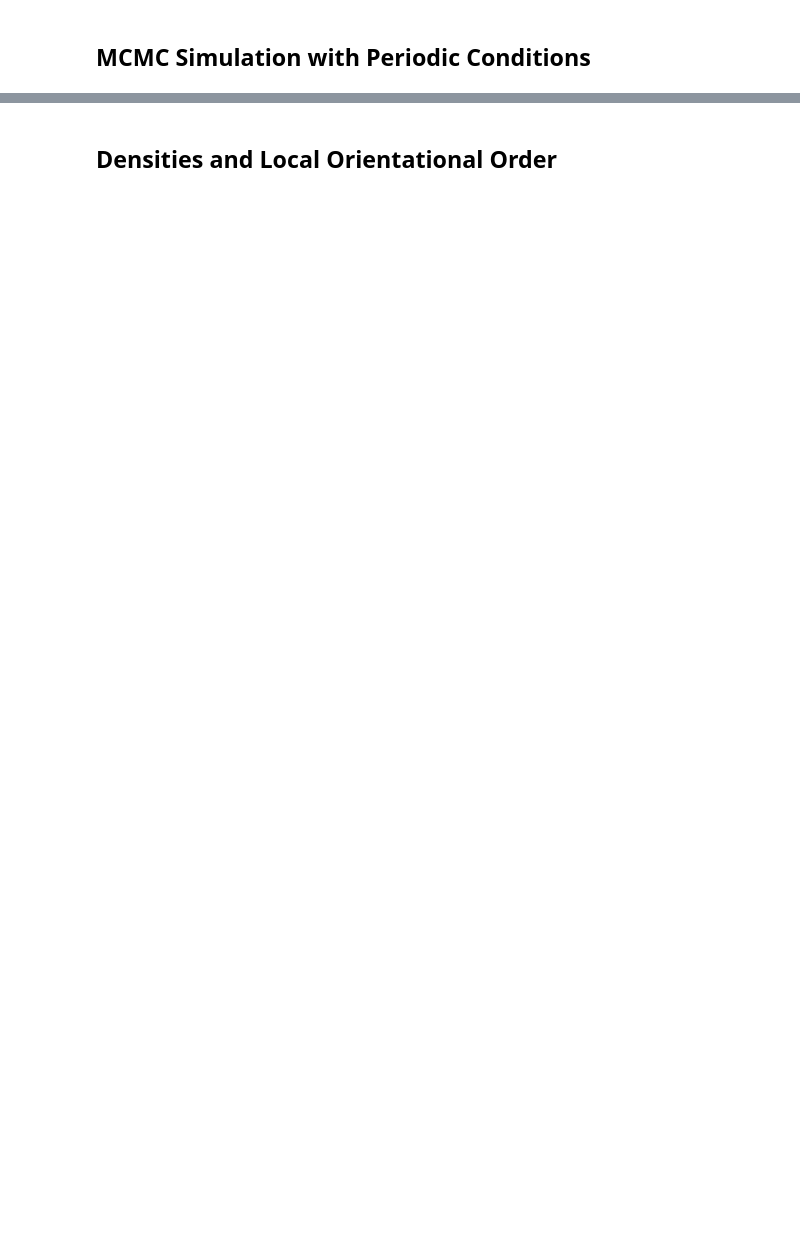
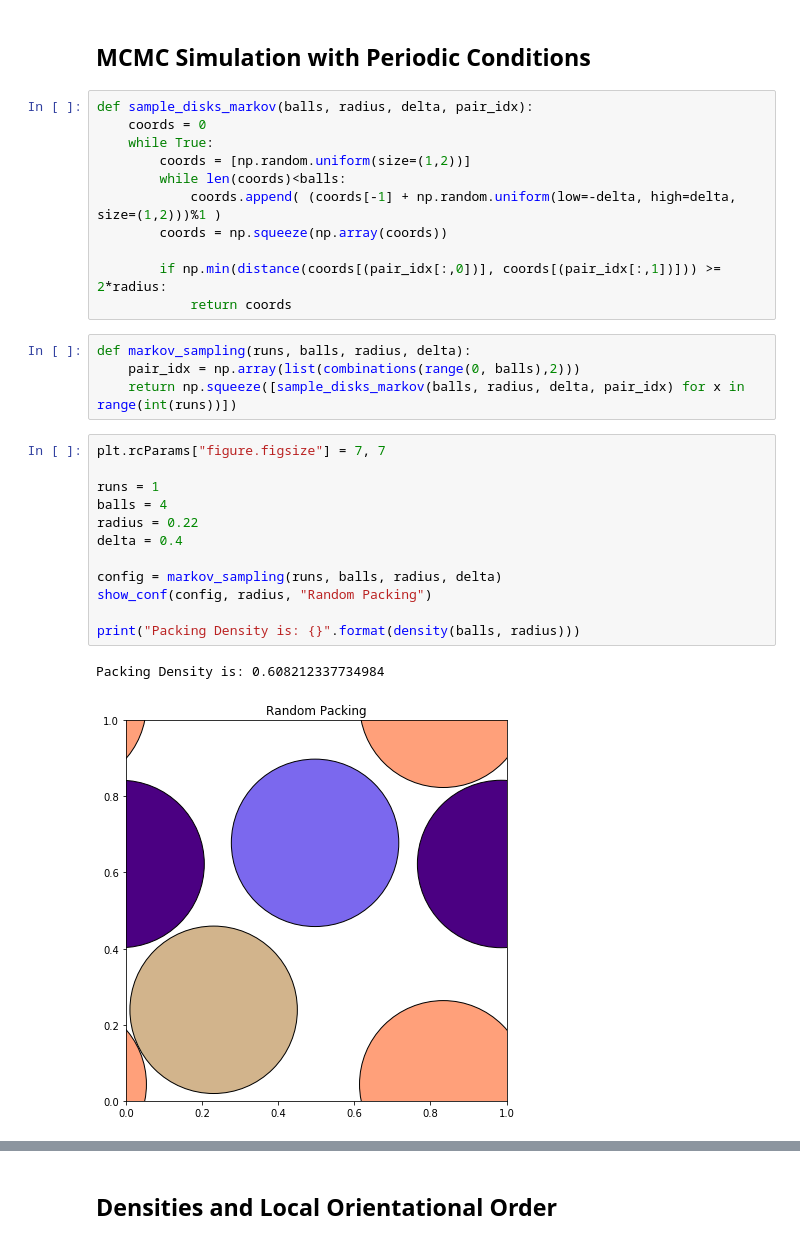
Before and after one commit to itsayushthada/Statistical-Mechanics, a Jupyter notebook: Week03/Assignment.ipynb, the cells around one changed output, grey strips where cells are left out. Drawn from its saved outputs; the diff is of its cells as text; blank space fills up the shorter version.

```diff
--- a/Week03/Assignment.ipynb
+++ b/Week03/Assignment.ipynb
@@ -47,2 +76,32 @@ show_conf(np.random.uniform(size=(5,2)), radius=0.1)
 # %% [markdown]
 ## MCMC Simulation with Periodic Conditions
+# %%
+def sample_disks_markov(balls, radius, delta, pair_idx):
+    coords = 0
+    while True:
+        coords = [np.random.uniform(size=(1,2))]
+        while len(coords)<balls:
+            coords.append( (coords[-1] + np.random.uniform(low=-delta, high=delta, size=(1,2)))%1 )
+        coords = np.squeeze(np.array(coords))
+
+        if np.min(distance(coords[(pair_idx[:,0])], coords[(pair_idx[:,1])])) >= 2*radius:
+            return coords
+# %%
+def markov_sampling(runs, balls, radius, delta):
+    pair_idx = np.array(list(combinations(range(0, balls),2)))
+    return np.squeeze([sample_disks_markov(balls, radius, delta, pair_idx) for x in range(int(runs))])
+# %%
+plt.rcParams["figure.figsize"] = 7, 7
+
+runs = 1
+balls = 4
+radius = 0.22
+delta = 0.4
+
+config = markov_sampling(runs, balls, radius, delta)
+show_conf(config, radius, "Random Packing")
+
+print("Packing Density is: {}".format(density(balls, radius)))
+# %% [output]
+Packing Density is: 0.608212337734984
+[figure, added]
```
Also changed, not shown: parts of 17 cells of this notebook.
